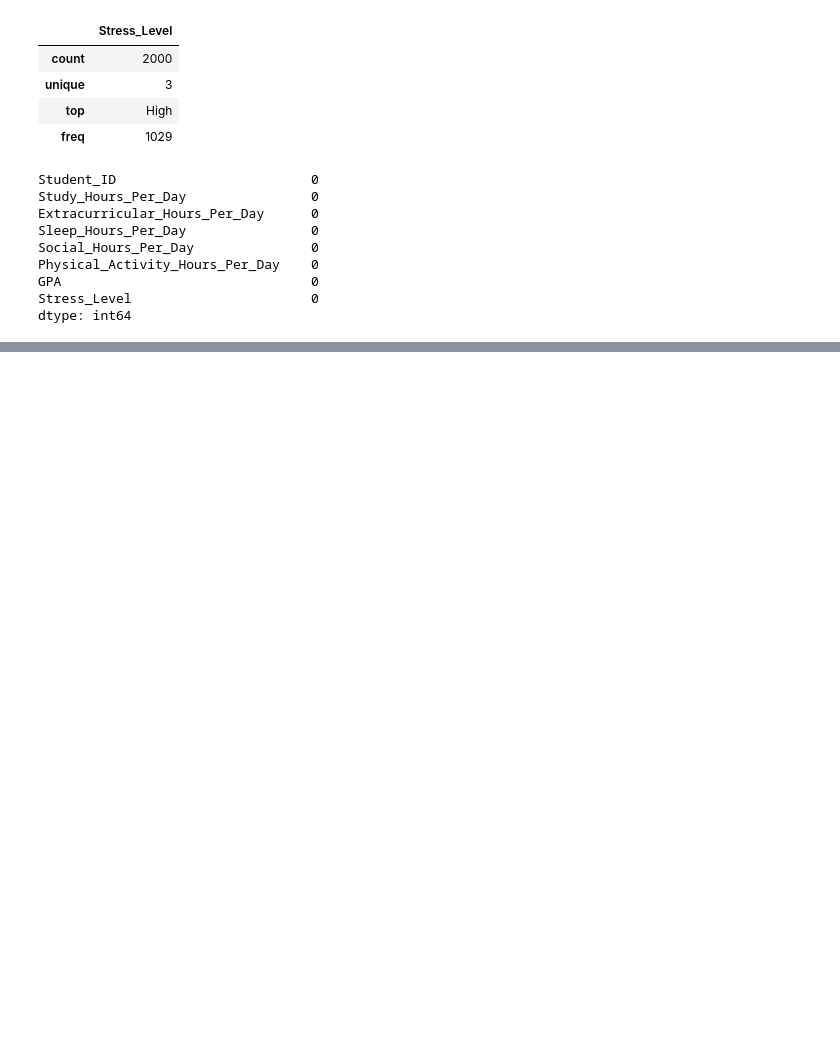
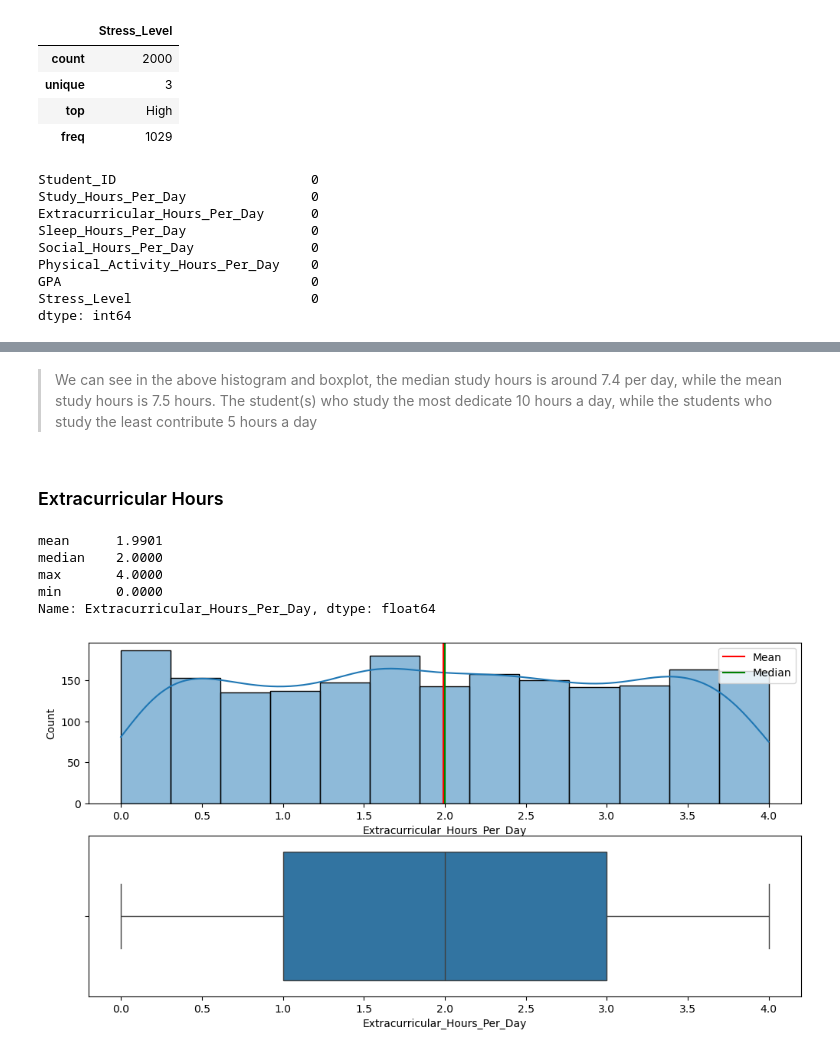
Before and after one commit to danielphilip12/Study-Habits-and-Activities-of-Students-Analysis, a Jupyter notebook: main.ipynb, the cells around one changed output, grey strips where cells are left out. Drawn from its saved outputs; the diff is of its cells as text; code cells hidden in the pictures; blank space fills up the shorter version.

```diff
--- a/main.ipynb
+++ b/main.ipynb
@@ -66,0 +101,13 @@ dtype: int64
+# %% [markdown]
+> We can see in the above histogram and boxplot, the median study hours is around 7.4 per day, while the mean study hours is 7.5 hours. The student(s) who study the most dedicate 10 hours a day, while the students who study the least contribute 5 hours a day
+# %% [markdown]
+### Extracurricular Hours
+# %%
+hist_mean_median('Extracurricular_Hours_Per_Day')
+# %% [output]
+mean      1.9901
+median    2.0000
+max       4.0000
+min       0.0000
+Name: Extracurricular_Hours_Per_Day, dtype: float64
+[figure, added]
```
Also changed, not shown: parts of 45 cells of this notebook, 1 other file.
